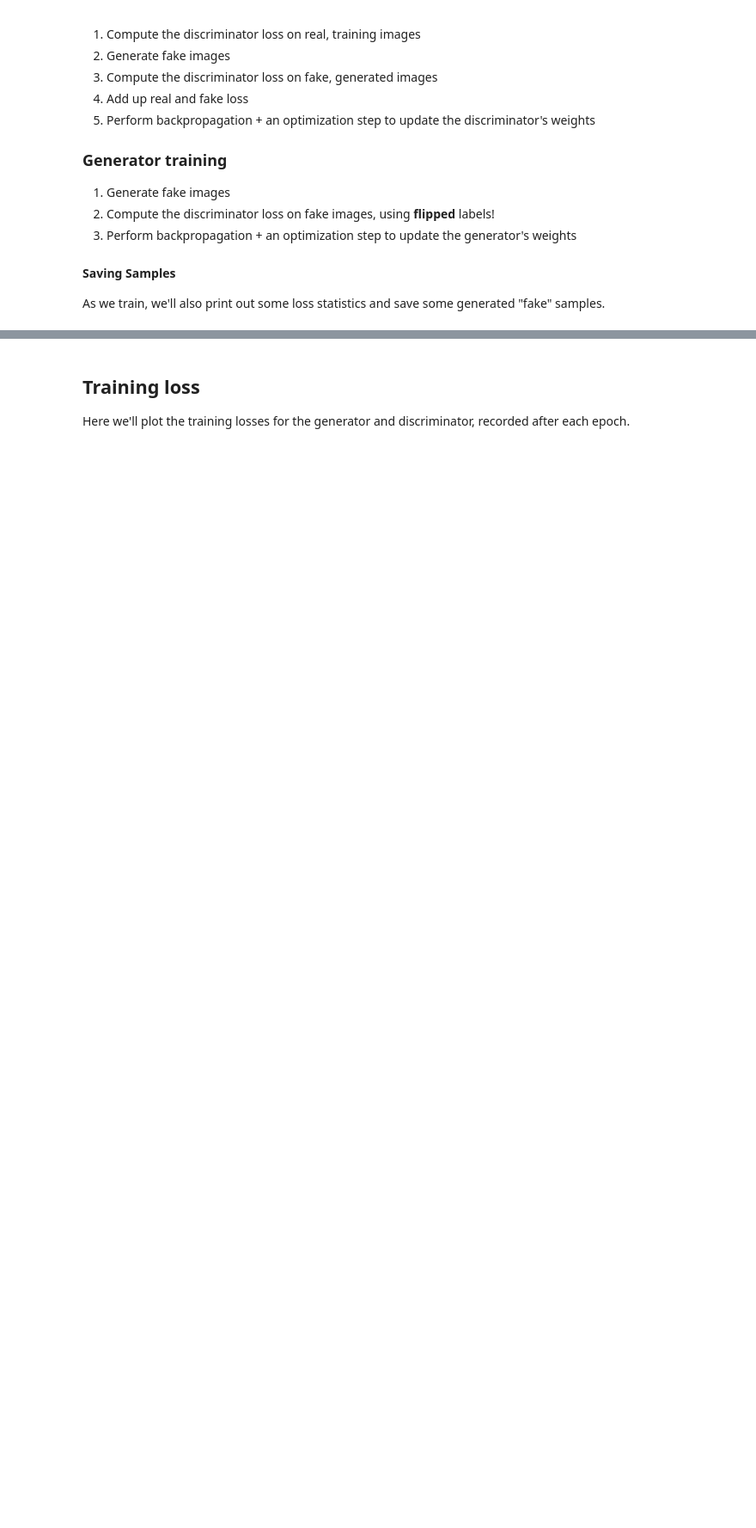
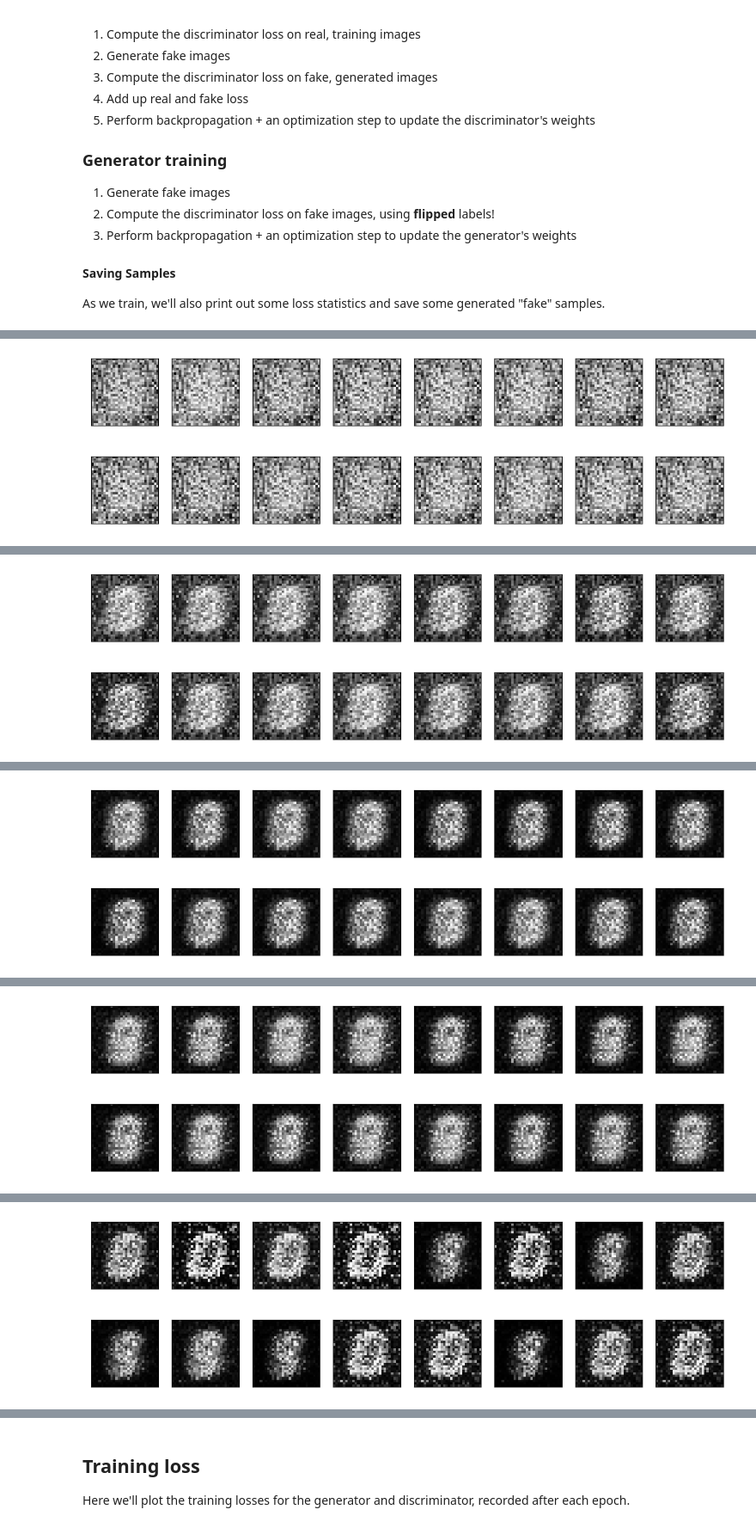
Before and after one commit to edgarinvillegas/deep-learning-v2-pytorch, a Jupyter notebook: gan-mnist-2022/MNIST_GAN_Exercise.ipynb, the cells around one changed output, grey strips where cells are left out. Shown at 86% size. Cells and saved outputs as stored; diff of their text form; code cells hidden in the pictures; blank space fills up the shorter version.

```diff
--- a/gan-mnist-2022/MNIST_GAN_Exercise.ipynb
+++ b/gan-mnist-2022/MNIST_GAN_Exercise.ipynb
@@ -244,9 +264,16 @@ def view_samples(epoch, samples):
         ax.yaxis.set_visible(False)
         im = ax.imshow(img.reshape((28,28)), cmap='Greys_r')
     plt.show()
+# %%
+import torch.distributions.uniform as u
+
+def get_random_latent_batch(batch_size, z_size):
+    return u.Uniform(-1, 1).sample((batch_size, z_size))
 # %%
+
+
 # training hyperparams
-num_epochs = 10
+num_epochs = 50
 
 # keep track of loss and generated, "fake" samples
 samples = []
@@ -257,8 +284,7 @@ print_every = 100
 # Get some fixed data for sampling. These are images that are held
 # constant throughout training, and allow us to inspect the model's performance
 sample_size = 16
-fixed_z = np.random.uniform(-1, 1, size=(sample_size, z_size))
-fixed_z = torch.from_numpy(fixed_z).float()
+fixed_z = get_random_latent_batch(sample_size, z_size)
 
 # train the network
 D.train()
@@ -278,6 +304,28 @@ for epoch in range(num_epochs):
         ####
         # IMPLEMENT HERE
         ####
+        d_optimizer.zero_grad()
+
+        # 1. Compute the discriminator loss on real, training images
+        d_real_out = D(real_images)
+        d_real_loss = real_loss(d_real_out, True)
+
+        # 2. Generate random fake images
+        # gradients don't have to flow during this step
+        with torch.no_grad():
+            z = get_random_latent_batch(batch_size, z_size)
+            fake_imgs = G(z)
+
+        # 3. Compute the discriminator loss on fake, generated images
+        d_fake_out = D(fake_imgs)
+        d_fake_loss = fake_loss(d_fake_out)
+
+        # 4. Add up real and fake loss
+        d_loss = d_real_loss + d_fake_loss
+
+        # 5. Perform backpropagation + an optimization step to update the discriminator's weights
+        d_loss.backward()
+        d_optimizer.step()
 
 
         # =========================================
@@ -286,6 +334,20 @@ for epoch in range(num_epochs):
         ####
         # IMPLEMENT HERE
         ####
+        g_optimizer.zero_grad()
+
+        # 1. Generate random fake images
+        z = get_random_latent_batch(batch_size, z_size)
+        fake_imgs = G(z)
+
+
+        # 2. Compute the discriminator loss on fake images, using flipped labels!
+        g_loss = real_loss(D(fake_imgs)) # real loss to flip label
+
+        # 3. Perform backpropagation + an optimization step to update the generator's weights
+        g_loss.backward()
+        g_optimizer.step()
+
 
         # Print some loss stats
         if batch_i % print_every == 0:
@@ -308,3 +370,4 @@ for epoch in range(num_epochs):
 # Save training generator samples
 with open('train_samples.pkl', 'wb') as f:
     pkl.dump(samples, f)
+# %% [output]
@@ -310,0 +379 @@ with open('train_samples.pkl', 'wb') as f:
+[figure, added]
@@ -310,0 +385 @@ with open('train_samples.pkl', 'wb') as f:
+[figure, added]
@@ -310,0 +391 @@ with open('train_samples.pkl', 'wb') as f:
+[figure, added]
@@ -310,0 +397 @@ with open('train_samples.pkl', 'wb') as f:
+[figure, added]
@@ -310,0 +403 @@ with open('train_samples.pkl', 'wb') as f:
+[figure, added]
```
Also changed, not shown: parts of 9 cells of this notebook.
